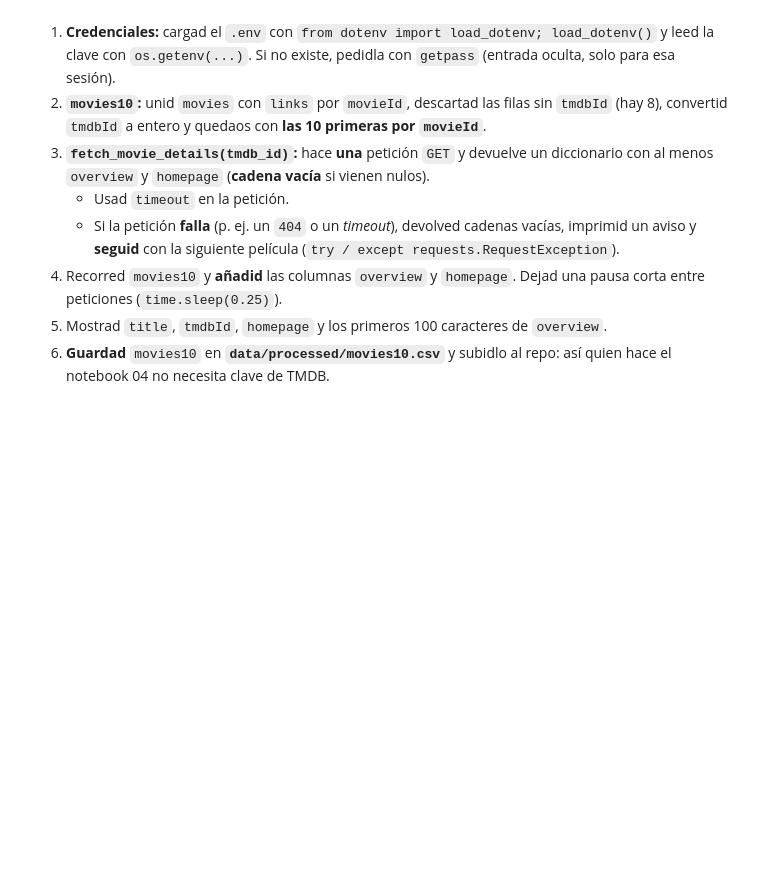
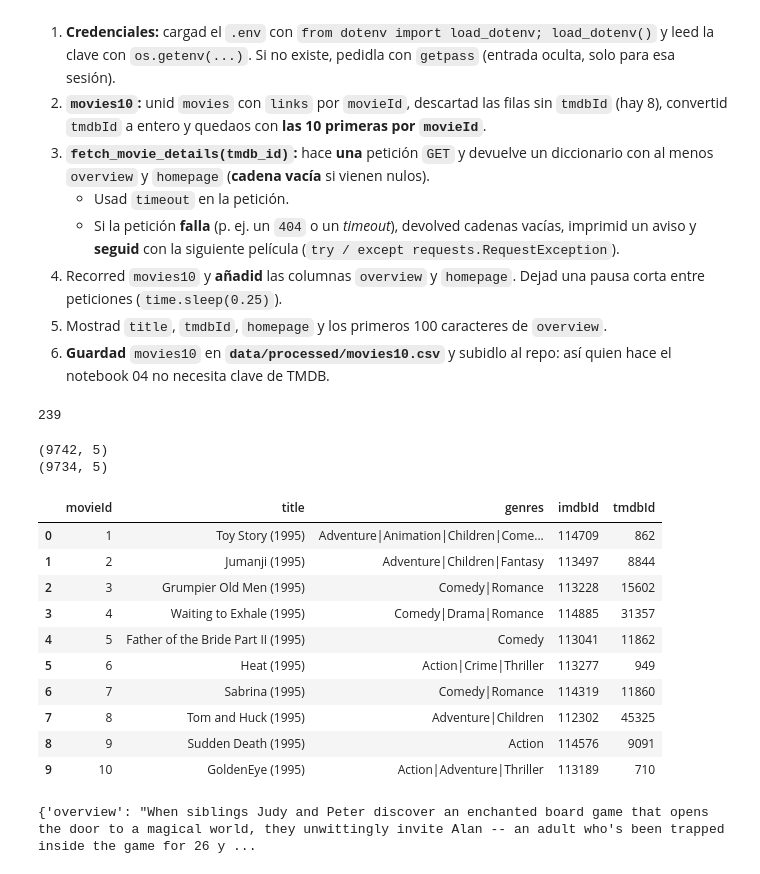
Before and after one commit to tarquistwr-hash/tc-catalogo-peliculas, a Jupyter notebook: 03_tmdb.ipynb, the cells around one changed output. Saved outputs shown, nothing was run; the diff lists cells and outputs as text; code cells hidden in the pictures; blank space fills up the shorter version.

Commit message:
feat:función fetch_movie_details con TMDB

```diff
--- a/03_tmdb.ipynb
+++ b/03_tmdb.ipynb
@@ -63,5 +66,62 @@ print(movies.shape, links.shape)
 # %%
 # --- Parte 2: TMDB GET /movie/{id} → overview y homepage ---
 # pip install requests python-dotenv
+from dotenv import load_dotenv
+import os
+import getpass
+
+load_dotenv()
+
+
+TMDB_TOKEN = os.getenv("TMDB_READ_ACCESS_TOKEN")
+if not TMDB_TOKEN:
+    TMDB_TOKEN = getpass.getpass("Introduce el token:")
+
+
+
+len(TMDB_TOKEN)
+# %% [output]
+239
 # %%
 # --- Guardar movies10.csv ---
+movies_links = pd.merge(movies, links, on="movieId")
+print(movies_links.shape)
+
+movies_links = movies_links.dropna(subset=["tmdbId"])
+
+print(movies_links.shape)
+
+movies_links["tmdbId"] = movies_links["tmdbId"].astype(int)
+movies10 = movies_links.sort_values(by="movieId").head(10)
+
+display(movies10)
+# %% [output]
+(9742, 5)
+(9734, 5)
+|  | movieId | title | genres | imdbId | tmdbId |
+| 0 | 1 | Toy Story (1995) | Adventure|Animation|Children|Come... | 114709 | 862 |
+| 1 | 2 | Jumanji (1995) | Adventure|Children|Fantasy | 113497 | 8844 |
+| 2 | 3 | Grumpier Old Men (1995) | Comedy|Romance | 113228 | 15602 |
+| 3 | 4 | Waiting to Exhale (1995) | Comedy|Drama|Romance | 114885 | 31357 |
+| 4 | 5 | Father of the Bride Part II (1995) | Comedy | 113041 | 11862 |
+| 5 | 6 | Heat (1995) | Action|Crime|Thriller | 113277 | 949 |
+| 6 | 7 | Sabrina (1995) | Comedy|Romance | 114319 | 11860 |
+| 7 | 8 | Tom and Huck (1995) | Adventure|Children | 112302 | 45325 |
+| 8 | 9 | Sudden Death (1995) | Action | 114576 | 9091 |
+| 9 | 10 | GoldenEye (1995) | Action|Adventure|Thriller | 113189 | 710 |
+# %%
+import requests
+
+def fetch_movie_details(tmdb_id):
+    headers = {"Authorization": f"Bearer {TMDB_TOKEN}"}
+    url_completa = f"https://api.themoviedb.org/3/movie/{tmdb_id}"
+    resp = requests.get(url_completa, headers=headers, timeout=15)
+    data = resp.json()
+    resultado = {"overview": data["overview"], "homepage": data["homepage"]}
+    return resultado
+
+# prueba de que la función funciona (8844 es Jumanji y trae el overview y la homepage)
+nueva_peli = fetch_movie_details(8844)
+print(nueva_peli)
+# %% [output]
+{'overview': "When siblings Judy and Peter discover an enchanted board game that opens the door to a magical world, they unwittingly invite Alan -- an adult who's been trapped inside the game for 26 y ...
```
Also changed, not shown: parts of 1 cell of this notebook.
